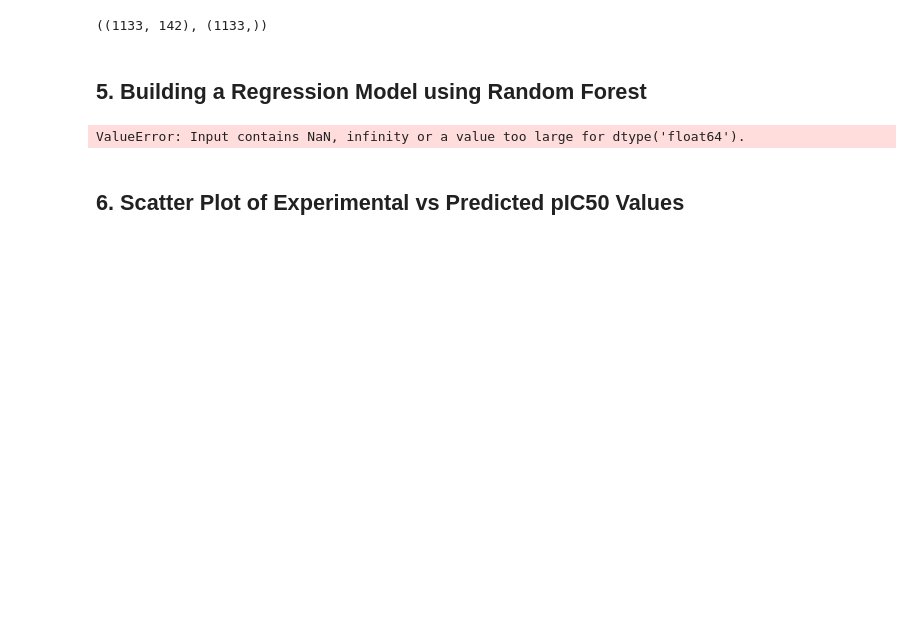
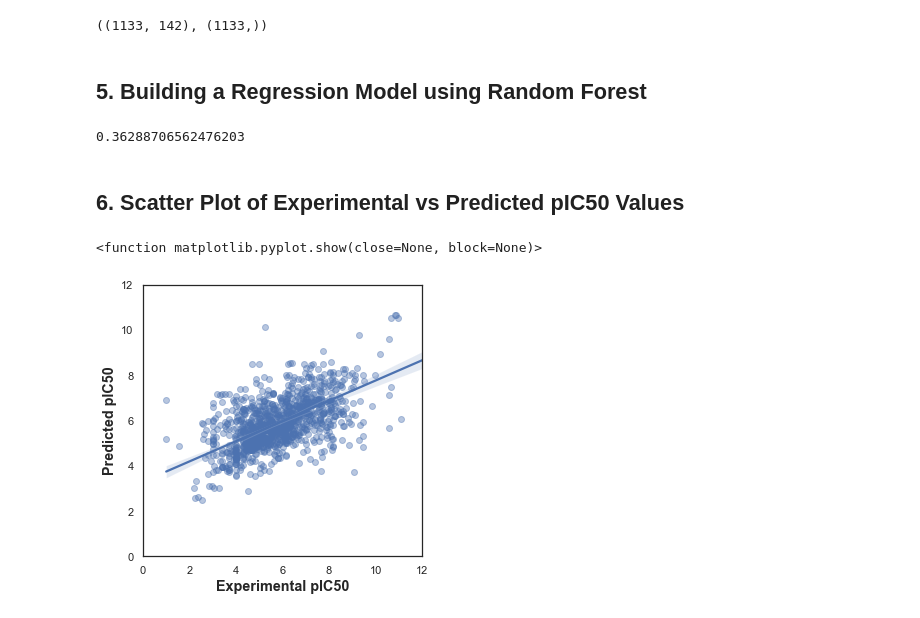
Before and after one commit to aminbenmansour/alzheimer-drug-discovery, a Jupyter notebook: notebooks/CDD_ML_Part_4_Acetylcholinesterase_Regression_Random_Forest.ipynb, the cells around one changed output. Saved outputs shown, nothing was run; the diff lists cells and outputs as text; code cells hidden in the pictures; blank space fills up the shorter version.

Commit message:
visualizing predictions

```diff
--- a/notebooks/CDD_ML_Part_4_Acetylcholinesterase_Regression_Random_Forest.ipynb
+++ b/notebooks/CDD_ML_Part_4_Acetylcholinesterase_Regression_Random_Forest.ipynb
@@ -21,5 +23,6 @@ df.shape
 # %%
 # we figure out that there is an infinite number in the dataset so we are removing it
 import numpy as np
-df.index[np.isinf(df).any(1)]
+df.drop(df.index[np.isinf(df).any(1)], axis=0, inplace=True)
+df.shape
 # %% [output]
@@ -70,11 +73,31 @@ X_test.shape, Y_test.shape
 # %% [markdown]
 ## **5. Building a Regression Model using Random Forest**
 # %%
+np.random.seed(100)
 model = RandomForestRegressor(n_estimators=100)
 model.fit(X_train, Y_train)
 r2 = model.score(X_test, Y_test)
 r2
 # %% [output]
-ValueError: Input contains NaN, infinity or a value too large for dtype('float64').
+0.36288706562476203
+# %%
+Y_pred = model.predict(X_test)
 # %% [markdown]
 ## **6. Scatter Plot of Experimental vs Predicted pIC50 Values**
+# %%
+import seaborn as sns
+import matplotlib.pyplot as plt
+
+sns.set(color_codes=True)
+sns.set_style("white")
+
+ax = sns.regplot(Y_test, Y_pred, scatter_kws={'alpha':0.4})
+ax.set_xlabel('Experimental pIC50', fontsize='large', fontweight='bold')
+ax.set_ylabel('Predicted pIC50', fontsize='large', fontweight='bold')
+ax.set_xlim(0, 12)
+ax.set_ylim(0, 12)
+ax.figure.set_size_inches(5, 5)
+plt.show
+# %% [output]
+<function matplotlib.pyplot.show(close=None, block=None)>
+[figure, added]
```
Also changed, not shown: parts of 6 cells of this notebook.
